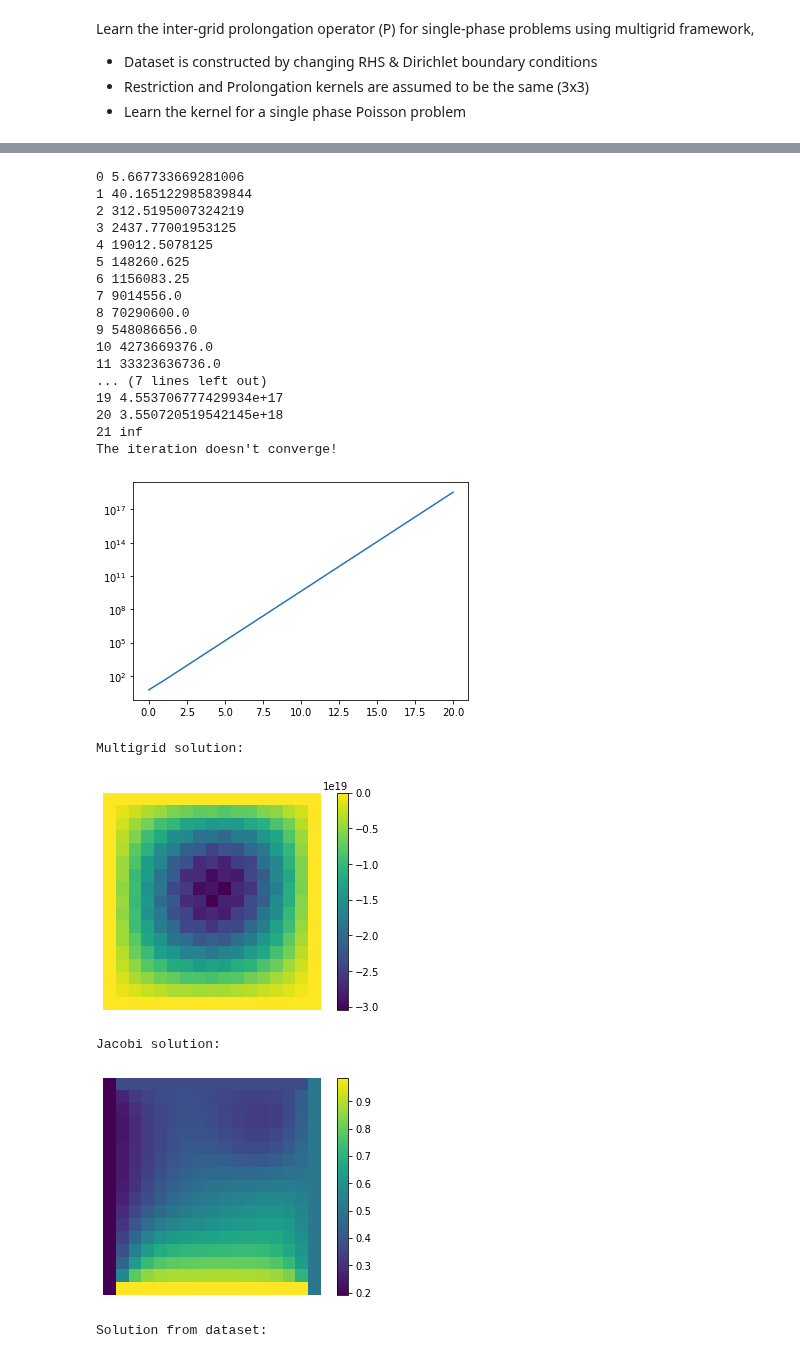
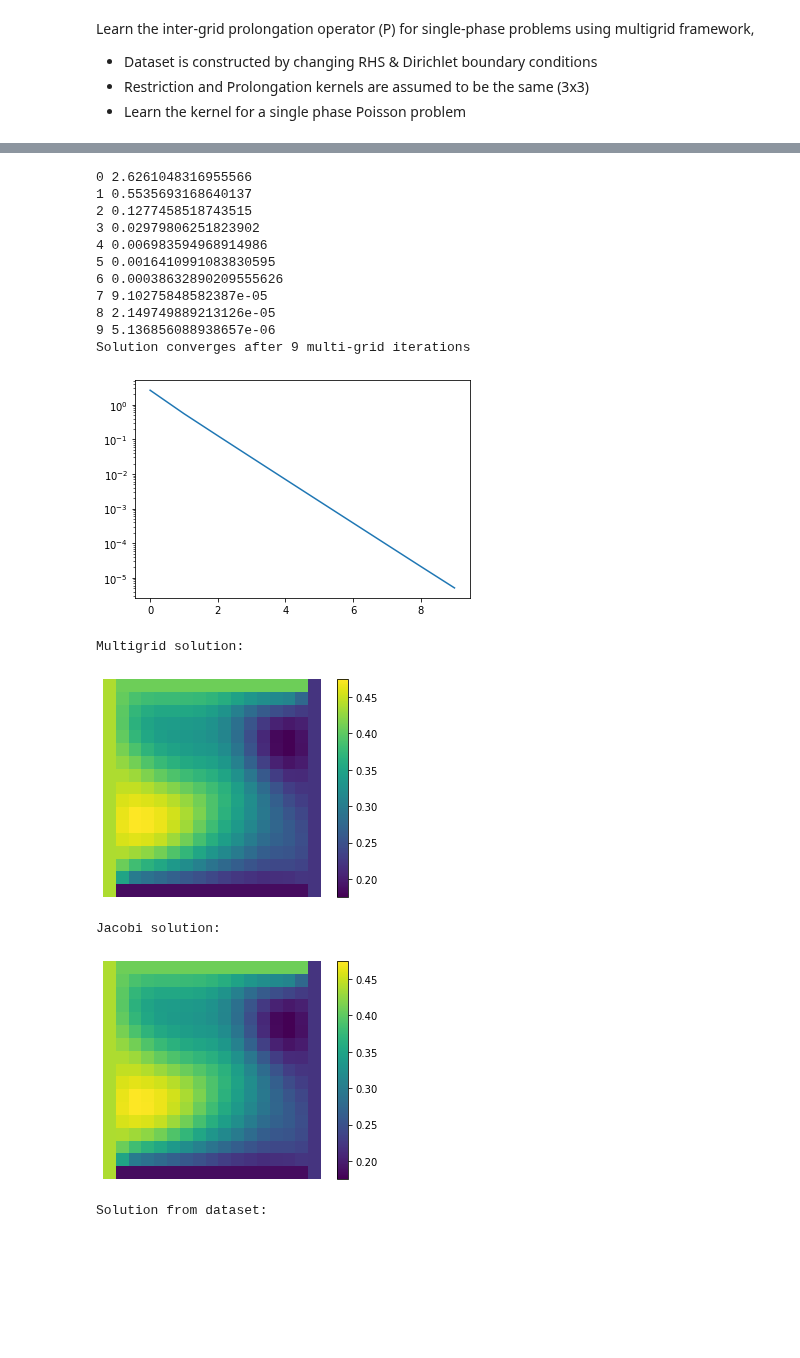
Before and after one commit to longfish/Multigrid-FEANet, a Jupyter notebook: MM-FEANet-learnP.ipynb, the cells around one changed output, grey strips where cells are left out. Drawn from its saved outputs; the diff is of its cells as text; code cells hidden in the pictures; blank space fills up the shorter version.

```diff
--- a/MM-FEANet-learnP.ipynb
+++ b/MM-FEANet-learnP.ipynb
@@ -66,11 +66,13 @@ class SingleGrid():
         v = self.jac.jacobi_convolution(v, f, n_iter=num_sweeps_down)
         return v
 # %%
-n = 2**4
+n = 2**6
 grid = SingleGrid(size=2,n=n)
 # %%
-training_set = IsoPoissonDataSet('Data/IsoPoisson/poisson2d_17x17.h5')
-train_dataloader = DataLoader(training_set, batch_size=32, shuffle=True)
+model_name = 'poisson_mg_kernel_65x65'
+
+training_set = IsoPoissonDataSet('Data/IsoPoisson/poisson2d_65x65.h5')
+train_dataloader = DataLoader(training_set, batch_size=64, shuffle=True)
 # %%
 u_train, f_train, bc_value_train, bc_index_train = next(iter(train_dataloader))
 
@@ -86,10 +88,11 @@ plot.plot_field(bc_index_train[k,0])
 [figure]
 # %%
-EPS = 5e-6
+EPS = 1e-5
 n_jac = 0
 u_test = torch.zeros((1, 1, n+1, n+1), requires_grad=False, dtype=torch.float32)
 f_test = grid.fnet(f_train[k,0].reshape((1,1,n+1,n+1))) # assign the finest rhs
 grid.ResetBoundary(bc_index_train[k,0].reshape((1,1,n+1,n+1)), bc_value_train[k,0].reshape((1,1,n+1,n+1)))
+u_test = grid.jac.reset_boundary(u_test)
 residual = f_test-grid.Knet(u_test)
 res = torch.sqrt(torch.sum(residual[:, :, 1:-1, 1:-1] ** 2)).item()
 res_arr = [res]
@@ -277,70 +276,64 @@ class MultiGrid(nn.Module):
 # %%
-n = 2**4
 model = MultiGrid(n, linear_tensor_P+0.5*torch.rand((3,3)))
+model_linear = MultiGrid(n, linear_tensor_P)
 # %%
-EPS = 5e-6
 n_multigrid = 0
-res_arr = []
-res = 1
 u_mg = torch.zeros((1, 1, n+1, n+1), requires_grad=False, dtype=torch.float32)
 f_mg = f_train[k,0].reshape((1,1,n+1,n+1))
 bc_idx_mg = bc_index_train[k,0].reshape((1,1,n+1,n+1))
 bc_value_mg = bc_value_train[k,0].reshape((1,1,n+1,n+1))
-model(f_mg, bc_idx_mg, bc_value_mg, 1)
+model_linear(u_mg, f_mg, bc_idx_mg, bc_value_mg, 1)
 err_occured = False
+residual = model_linear.f-model_linear.grids[0].Knet(model_linear.u0)
+res = torch.linalg.matrix_norm(residual[:, :, 1:-1, 1:-1].clone()).item()
+res_arr = [res]
+print(n_multigrid, res)
 while (abs(res) > EPS):
-    u_mg = model.iterate(u_mg, model.f)
-    residual = model.f-model.grids[0].Knet(u_mg)
-    res_old = res
-    res = torch.sqrt(torch.sum(residual[:, :, 1:-1, 1:-1] ** 2)).item()
+    u_mg = model_linear.iterate(u_mg, model_linear.f)
+    residual = model_linear.f-model_linear.grids[0].Knet(u_mg)
+    res = torch.linalg.matrix_norm(residual[:, :, 1:-1, 1:-1].clone()).item()
     res_arr.append(res)
+    n_multigrid += 1
     print(n_multigrid, res)
-    n_multigrid += 1
 
     if(res == torch.inf or math.isnan(res)):
         err_occured = True
         break
 
 if(err_occured):
     print("The iteration doesn't converge!")
 else:
     print("Solution converges after", n_multigrid, "multi-grid iterations ")
 plt.plot(res_arr)
 plt.yscale('log')
 plt.show()
 
 print("Multigrid solution:")
 plot.plot_field(u_mg.detach())
 
 print("Jacobi solution:")
 plot.plot_field(u_test.detach())
 
 print("Solution from dataset:")
 plot.plot_field(u_train[k,0])
 
 print("Error (dataset v.s. mg):")
 plot.plot_field(u_train[k,0]-u_mg.detach().reshape((1,1,n+1,n+1)))
 # %% [output]
-0 5.667733669281006
-1 40.165122985839844
-2 312.5195007324219
-3 2437.77001953125
-4 19012.5078125
-5 148260.625
-6 1156083.25
-7 9014556.0
-8 70290600.0
-9 548086656.0
-10 4273669376.0
-11 33323636736.0
-... (7 lines left out)
-19 4.553706777429934e+17
-20 3.550720519542145e+18
-21 inf
-The iteration doesn't converge!
+0 2.6261048316955566
+1 0.5535693168640137
+2 0.1277458518743515
+3 0.02979806251823902
+4 0.006983594968914986
+5 0.0016410991083830595
+6 0.00038632890209555626
+7 9.10275848582387e-05
+8 2.149749889213126e-05
+9 5.136856088938657e-06
+Solution converges after 9 multi-grid iterations
-[figure, old version]
+[figure, new version]
 Multigrid solution:
-[figure, old version]
+[figure, new version]
 Jacobi solution:
-[figure, old version]
+[figure, new version]
 Solution from dataset:
```
Also changed, not shown: parts of 22 cells of this notebook, 5 other files.
